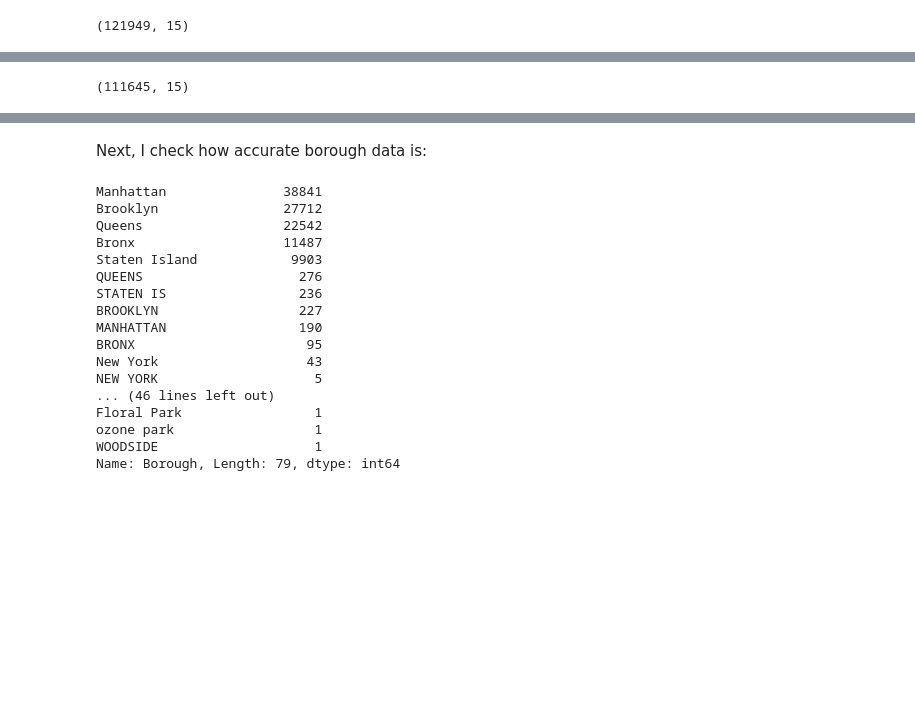
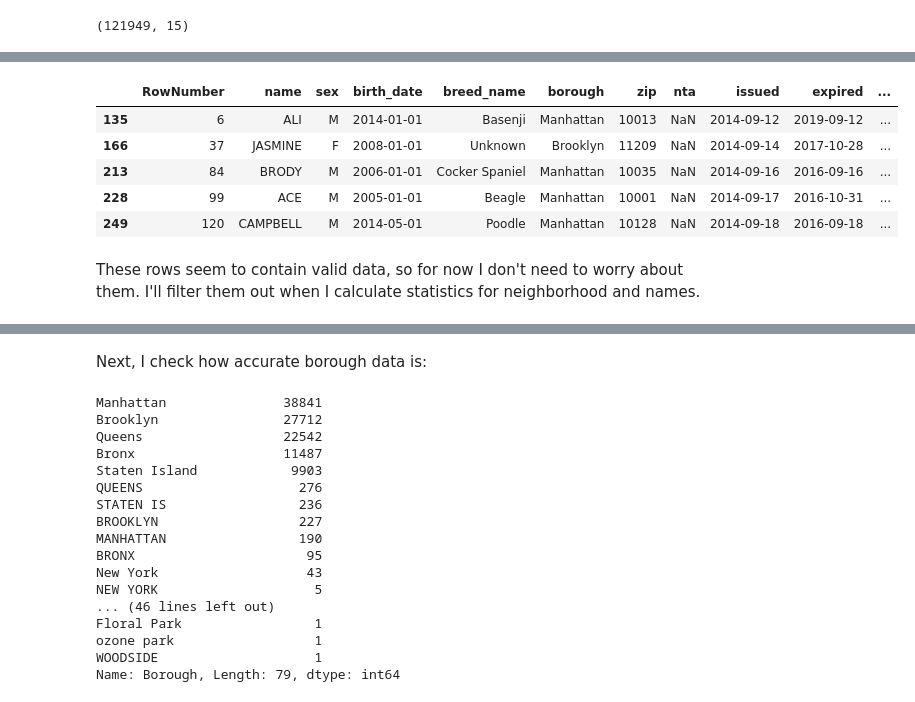
Before and after one commit to bogdanrabanca/pet_project, a Jupyter notebook: pet_project.ipynb, the cells around one changed output, grey strips where cells are left out. Saved outputs shown, nothing was run; the diff lists cells and outputs as text; code cells hidden in the pictures; blank space fills up the shorter version.

```diff
--- a/pet_project.ipynb
+++ b/pet_project.ipynb
@@ -12 +114,12 @@ df.shape
+# %%
+df[pd.isna(df['nta'])].head()
+# %% [output]
+|  | RowNumber | name | sex | birth_date | breed_name | borough | zip | nta | issued | expired | ... |
+| 135 | 6 | ALI | M | 2014-01-01 | Basenji | Manhattan | 10013 | NaN | 2014-09-12 | 2019-09-12 | ... |
+| 166 | 37 | JASMINE | F | 2008-01-01 | Unknown | Brooklyn | 11209 | NaN | 2014-09-14 | 2017-10-28 | ... |
+| 213 | 84 | BRODY | M | 2006-01-01 | Cocker Spaniel | Manhattan | 10035 | NaN | 2014-09-16 | 2016-09-16 | ... |
+| 228 | 99 | ACE | M | 2005-01-01 | Beagle | Manhattan | 10001 | NaN | 2014-09-17 | 2016-10-31 | ... |
+| 249 | 120 | CAMPBELL | M | 2014-05-01 | Poodle | Manhattan | 10128 | NaN | 2014-09-18 | 2016-09-18 | ... |
+# %% [markdown]
+These rows seem to contain valid data, so for now I don't need to worry about them. I'll filter them out when I calculate statistics for neighborhood and names.
 # %%
@@ -14,4 +126,0 @@ df.drop_duplicates(['AnimalName','AnimalGender','AnimalBirthMonth','BreedName','
-# %%
-df.shape
-# %% [output]
-(111645, 15)
```
Also changed, not shown: parts of 25 cells of this notebook.
